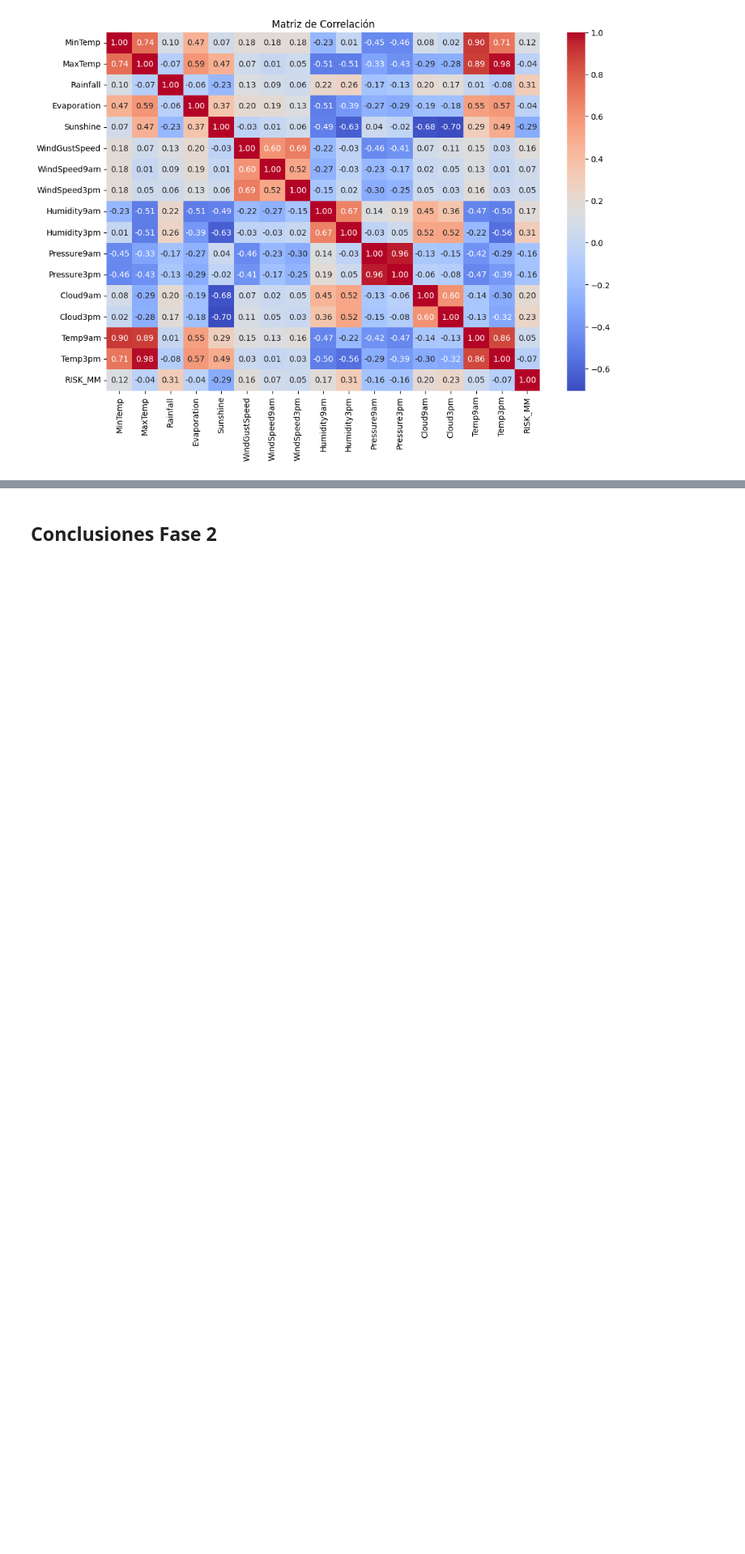
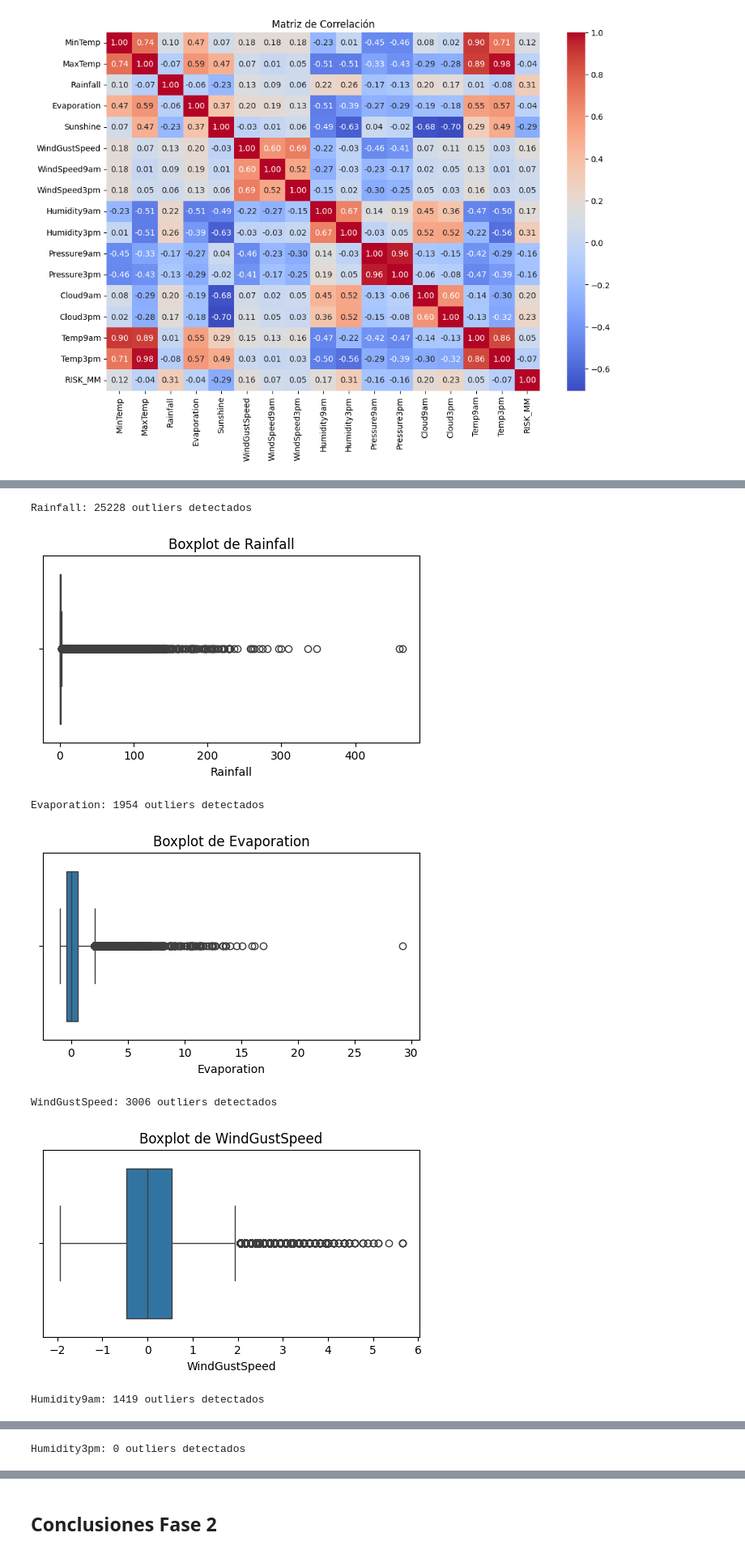
Before and after one commit to NicolasCeronM/Mineria-de-datos, a Jupyter notebook: Plantilla_Metodología_CRISP_en_Notebook.ipynb, the cells around one changed output, grey strips where cells are left out. Shown at 81% size. Saved outputs shown, nothing was run; the diff lists cells and outputs as text; code cells hidden in the pictures; blank space fills up the shorter version.

```diff
--- a/Plantilla_Metodología_CRISP_en_Notebook.ipynb
+++ b/Plantilla_Metodología_CRISP_en_Notebook.ipynb
@@ -168,0 +238,30 @@ plt.show()
+# %%
+
+
+# Variables numéricas a evaluar
+numeric_cols = ['Rainfall', 'Evaporation', 'WindGustSpeed', 'Humidity9am', 'Humidity3pm']
+
+# Detección de outliers con IQR y visualización con boxplots
+for col in numeric_cols:
+    if col in df.columns:
+        Q1 = df[col].quantile(0.25)
+        Q3 = df[col].quantile(0.75)
+        IQR = Q3 - Q1
+        lower_bound = Q1 - 1.5 * IQR
+        upper_bound = Q3 + 1.5 * IQR
+        outliers = df[(df[col] < lower_bound) | (df[col] > upper_bound)]
+        print(f"{col}: {len(outliers)} outliers detectados")
+
+        # Boxplot
+        plt.figure(figsize=(6, 3))
+        sns.boxplot(data=df, x=col)
+        plt.title(f"Boxplot de {col}")
+        plt.show()
+# %% [output]
+Rainfall: 25228 outliers detectados
+[figure, added]
+Evaporation: 1954 outliers detectados
+[figure, added]
+WindGustSpeed: 3006 outliers detectados
+[figure, added]
+Humidity9am: 1419 outliers detectados
@@ -168,0 +269 @@ plt.show()
+Humidity3pm: 0 outliers detectados
```
Also changed, not shown: parts of 12 cells of this notebook.
